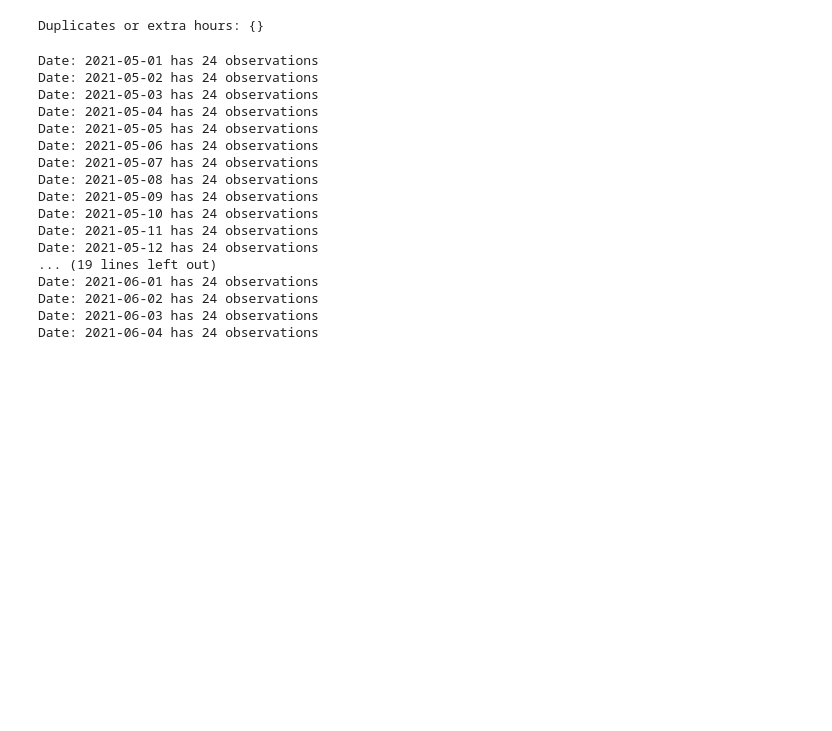
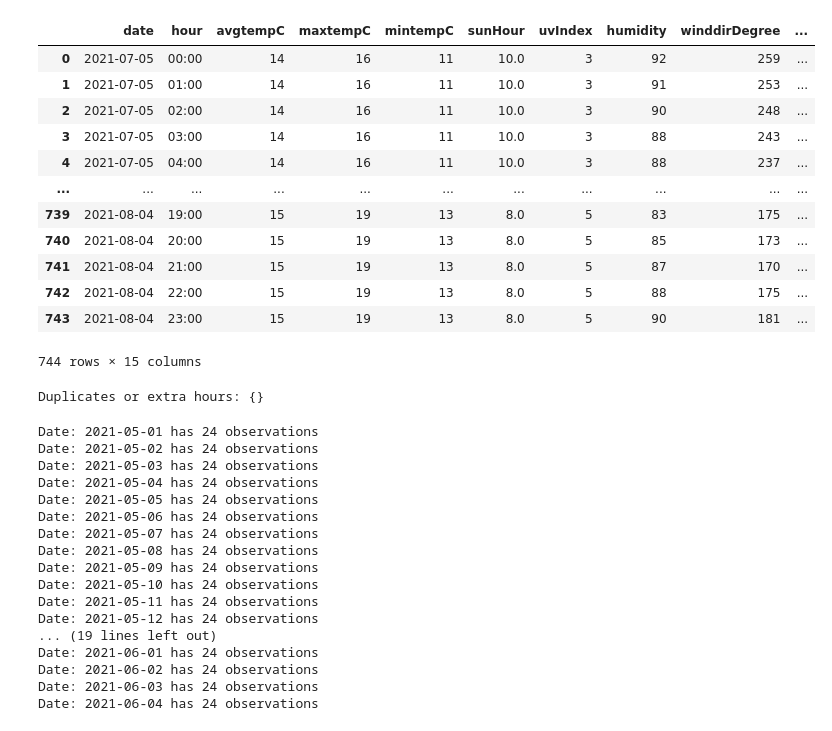
Before and after one commit to GiuliaGGG/Hyperlocal-Air-Quality-Prediction-in-Dublin, a Jupyter notebook: hourly-weather-data-test.ipynb, the cells around one changed output. Drawn from its saved outputs; the diff is of its cells as text; code cells hidden in the pictures; blank space fills up the shorter version.

```diff
--- a/hourly-weather-data-test.ipynb
+++ b/hourly-weather-data-test.ipynb
@@ -118,3 +129,23 @@ weather_df
+# %%
+# merge hourly_dublin_weather_2021-07-05-2021-08-04_extended.csv and  hourly_dublin_weather_2021-08-05-2021-09-04_extended.csv
+
+# Load the two CSV files into DataFrames
+df1 = pd.read_csv('hourly_dublin_weather_2021-07-05- 2021-08-04_extended.csv')
+df1
+# %% [output]
+|  | date | hour | avgtempC | maxtempC | mintempC | sunHour | uvIndex | humidity | winddirDegree | ... |
+| 0 | 2021-07-05 | 00:00 | 14 | 16 | 11 | 10.0 | 3 | 92 | 259 | ... |
+| 1 | 2021-07-05 | 01:00 | 14 | 16 | 11 | 10.0 | 3 | 91 | 253 | ... |
+| 2 | 2021-07-05 | 02:00 | 14 | 16 | 11 | 10.0 | 3 | 90 | 248 | ... |
+| 3 | 2021-07-05 | 03:00 | 14 | 16 | 11 | 10.0 | 3 | 88 | 243 | ... |
+| 4 | 2021-07-05 | 04:00 | 14 | 16 | 11 | 10.0 | 3 | 88 | 237 | ... |
+| ... | ... | ... | ... | ... | ... | ... | ... | ... | ... | ... |
+| 739 | 2021-08-04 | 19:00 | 15 | 19 | 13 | 8.0 | 5 | 83 | 175 | ... |
+| 740 | 2021-08-04 | 20:00 | 15 | 19 | 13 | 8.0 | 5 | 85 | 173 | ... |
+| 741 | 2021-08-04 | 21:00 | 15 | 19 | 13 | 8.0 | 5 | 87 | 170 | ... |
+| 742 | 2021-08-04 | 22:00 | 15 | 19 | 13 | 8.0 | 5 | 88 | 175 | ... |
+| 743 | 2021-08-04 | 23:00 | 15 | 19 | 13 | 8.0 | 5 | 90 | 181 | ... |
+744 rows × 15 columns
 # %%
 # option to Drop 'date' and 'hour' columns, now that we have 'datetime'
 #weather_df.drop(['date', 'hour'], axis=1, inplace=True)
```
Also changed, not shown: parts of 2 cells of this notebook, 1 other file.
